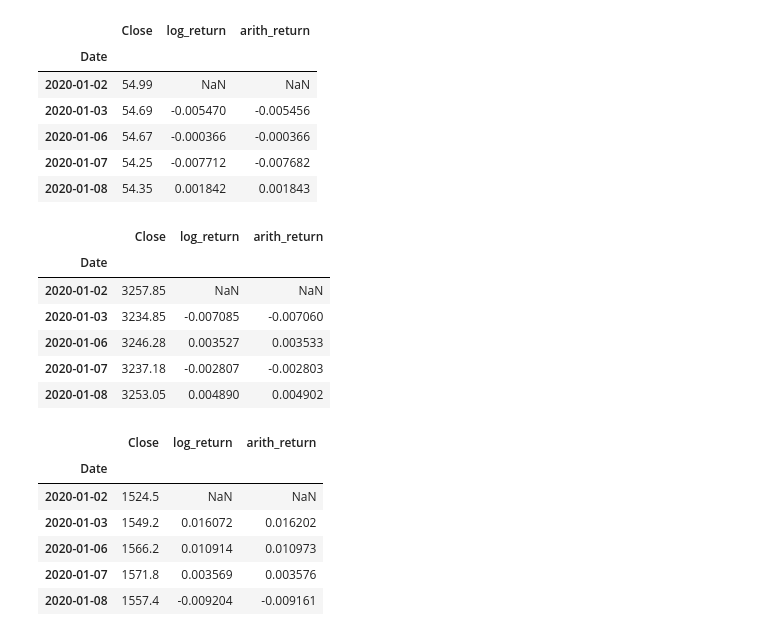
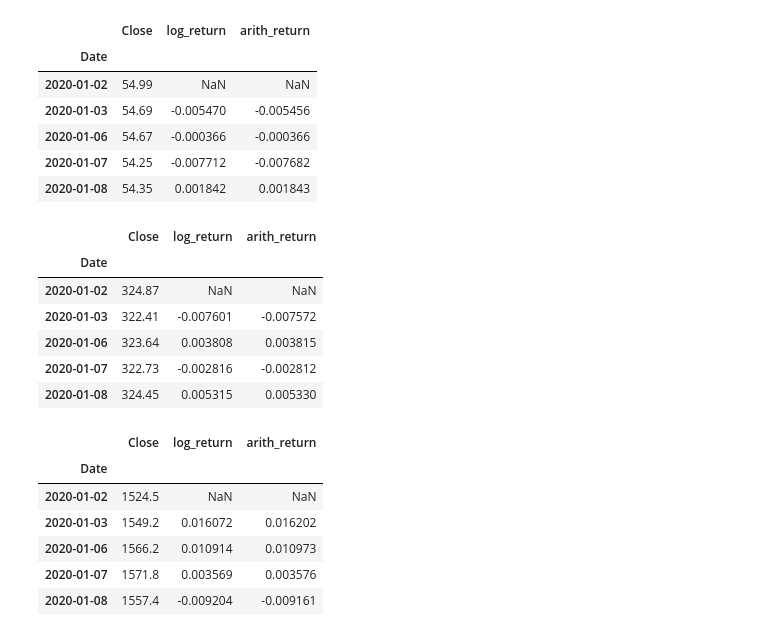
Before and after one commit to CYXNBNBNB/AD685-Quantitative-Methods-for-Finance, a Jupyter notebook: AD685 OLS Regression HAC.ipynb, the cells around one changed output. Drawn from its saved outputs; the diff is of its cells as text; code cells hidden in the pictures.

```diff
--- a/AD685 OLS Regression HAC.ipynb
+++ b/AD685 OLS Regression HAC.ipynb
@@ -26,16 +26,16 @@ OK.head()
 | 2020-01-07 | 54.25 |
 | 2020-01-08 | 54.35 |
 # %%
-SP500 = pd.read_excel(
-    "data/SP500.xlsx",
+SPY = pd.read_excel(
+    "data/SPY.xlsx",
     sheet_name=0,
     engine="openpyxl"
 )
 
-SP500["Date"] = pd.to_datetime(SP500["Date"])
-SP500 = SP500.set_index("Date").sort_index()
+SPY["Date"] = pd.to_datetime(SPY["Date"])
+SPY = SPY.set_index("Date").sort_index()
 
-SP500.head()
+SPY.head()
 # %% [output]
 |  | Close |
 | Date |  |
@@ -102,20 +102,20 @@ OK.head()
 | 2020-01-08 | 54.35 | 0.001842 | 0.001843 |
 # %%
 # r(t+1) = ln[P(t+1) / P(t)]
-SP500["log_return"] = np.log(SP500["Close"] / SP500["Close"].shift(1))
+SPY["log_return"] = np.log(SPY["Close"] / SPY["Close"].shift(1))
 
 # r(t+1) = [P(t+1) - P(t)] / P(t)
-SP500["arith_return"] = SP500["Close"].pct_change()
+SPY["arith_return"] = SPY["Close"].pct_change()
 
-SP500.head()
+SPY.head()
 # %% [output]
 |  | Close | log_return | arith_return |
 | Date |  |  |  |
-| 2020-01-02 | 3257.85 | NaN | NaN |
-| 2020-01-03 | 3234.85 | -0.007085 | -0.007060 |
-| 2020-01-06 | 3246.28 | 0.003527 | 0.003533 |
-| 2020-01-07 | 3237.18 | -0.002807 | -0.002803 |
-| 2020-01-08 | 3253.05 | 0.004890 | 0.004902 |
+| 2020-01-02 | 324.87 | NaN | NaN |
+| 2020-01-03 | 322.41 | -0.007601 | -0.007572 |
+| 2020-01-06 | 323.64 | 0.003808 | 0.003815 |
+| 2020-01-07 | 322.73 | -0.002816 | -0.002812 |
+| 2020-01-08 | 324.45 | 0.005315 | 0.005330 |
 # %%
 # r(t+1) = ln[P(t+1) / P(t)]
 GCF["log_return"] = np.log(GCF["Close"] / GCF["Close"].shift(1))
```
Also changed, not shown: parts of 13 cells of this notebook, 3 other files.
